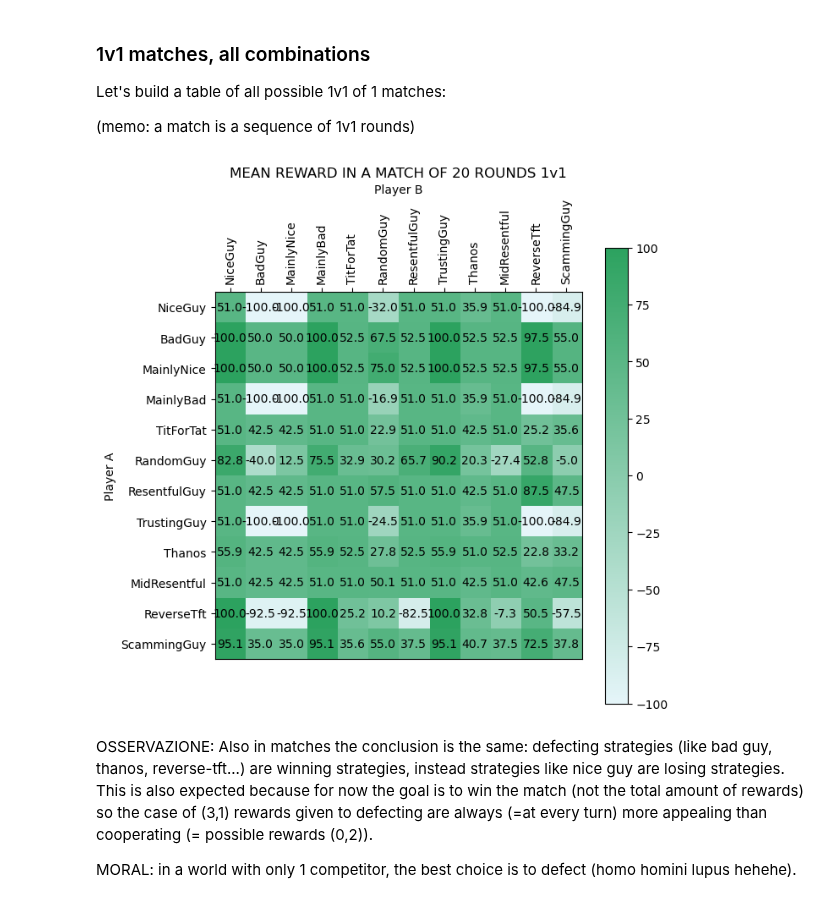
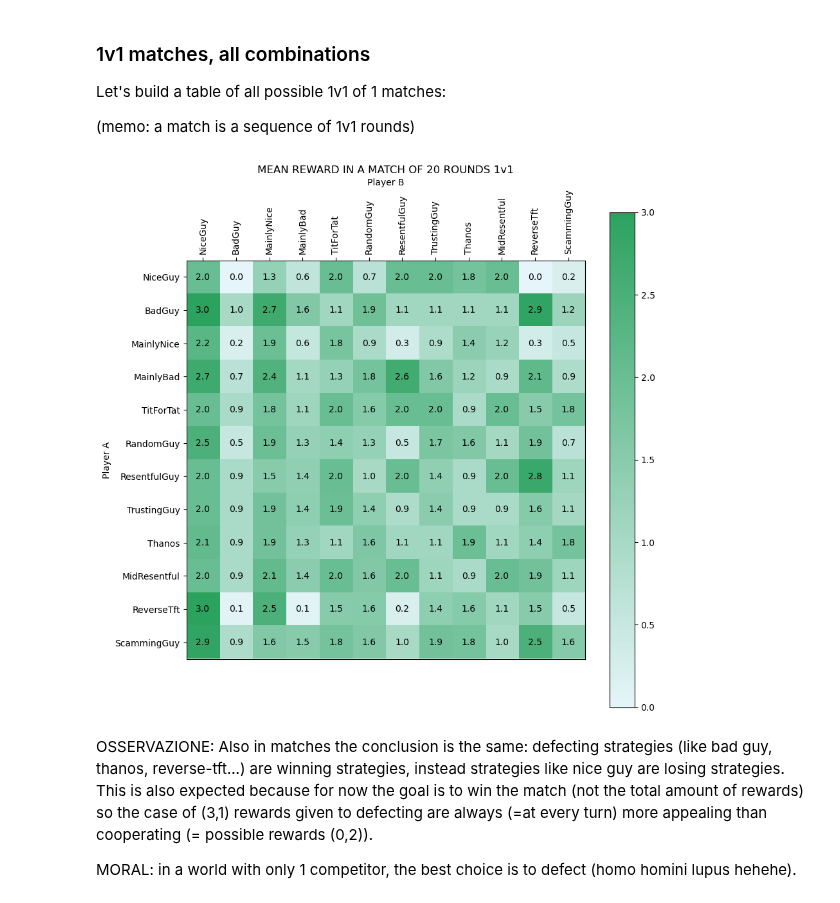
Before and after one commit to LeoPi314/LCP_projects_Y7_Group_4, a Jupyter notebook: round.ipynb, the cells around one changed output. Saved outputs shown, nothing was run; the diff lists cells and outputs as text; code cells hidden in the pictures.

```diff
--- a/round.ipynb
+++ b/round.ipynb
@@ -113,7 +113,7 @@ def trusting_guy( round_number = 0, match_history = [[]], player_index = 0 ) :
         # normalizing result over the match history
         k_t = coop / len( match_history )
     u = npr.random( )
-    if ( u > k ) : move = defect
+    if ( u > k_t ) : move = defect
     else :         move = cooperate
     return         move
 
@@ -265,10 +265,10 @@ import matplotlib.colors as mcolors
 # %% [markdown]
 #### LET'S TRY DIFFERENT COMBINATIONS OF REWARDS
 # %%
-new_R = 51
-new_S = -100
-new_T = 100
-new_P = 50
+new_R = 2
+new_S = 0
+new_T = 3
+new_P = 1
 
 # check condition on values:
 if (new_T > new_R) and (new_R > new_P) and (new_P > new_S) and (2*new_R > new_T + new_S):
@@ -340,35 +340,35 @@ table_rewards = []               # let's initialize the matrix of rewards of 1v1
 table_partial_rewards = []       # matrix of partial rewards, for the graphs. dim=(num_strateg)x(num_strateg)xNx2
 
 # cycle over all strategies:
 for i, key_1 in enumerate(strategies):
     table_rewards.append([])             # I add a row for each  strategy
     table_partial_rewards.append([])
     for j, key_2 in enumerate(strategies):
         rew = match(key_1, key_2, N, M = Payoff )   # memo: it returns a chronological list of partial rewards
         table_rewards[i].append(rew[-1][0]/N)       # "/N" for normalization  !!!!!!!!!!!!!!!!!!!!!!!!!!!!!!!!!!!!!!!!!!!
         table_partial_rewards[i].append(rew)
 # debug:
 # print(table_rewards)
 
 
 # PLOT of matches rewards (as before):
-fig, ax = plt.subplots(1, 1 ,figsize=(7,7))
+fig, ax = plt.subplots(1, 1 ,figsize=(10,10))
 graph = ax.imshow(table_rewards, cmap=custom_cmap)
 plt.colorbar(graph)
 plt.xticks( ticks=np.arange(len(strategy_names)), labels=strategy_names, rotation=90 )
 plt.yticks( ticks=np.arange(len(strategy_names)), labels=strategy_names)
 ax.xaxis.set_label_position('top')
 ax.xaxis.tick_top()
 # Inseriamo i valori nelle celle:
 for i in range(len(strategy_names)):
     for j in range(len(strategy_names)):
         plt.text(j, i, f"{table_rewards[i][j]:.1f}", ha='center', va='center', color='black')
 plt.title(f"MEAN REWARD IN A MATCH OF {N} ROUNDS 1v1")
 plt.xlabel("Player B")
 plt.ylabel("Player A")
 plt.show()
 # %% [output]
-[figure, old version]
+[figure, new version]
 # %% [markdown]
 OSSERVAZIONE: Also in matches the conclusion is the same: defecting strategies (like bad guy, thanos, reverse-tft...) are winning strategies, instead strategies like nice guy are losing strategies. This is also expected because for now the goal is to win the match (not the total amount of rewards) so the case of (3,1) rewards given to defecting are always (=at every turn) more appealing than cooperating (= possible rewards (0,2)).
 
```
Also changed, not shown: parts of 4 cells of this notebook.
